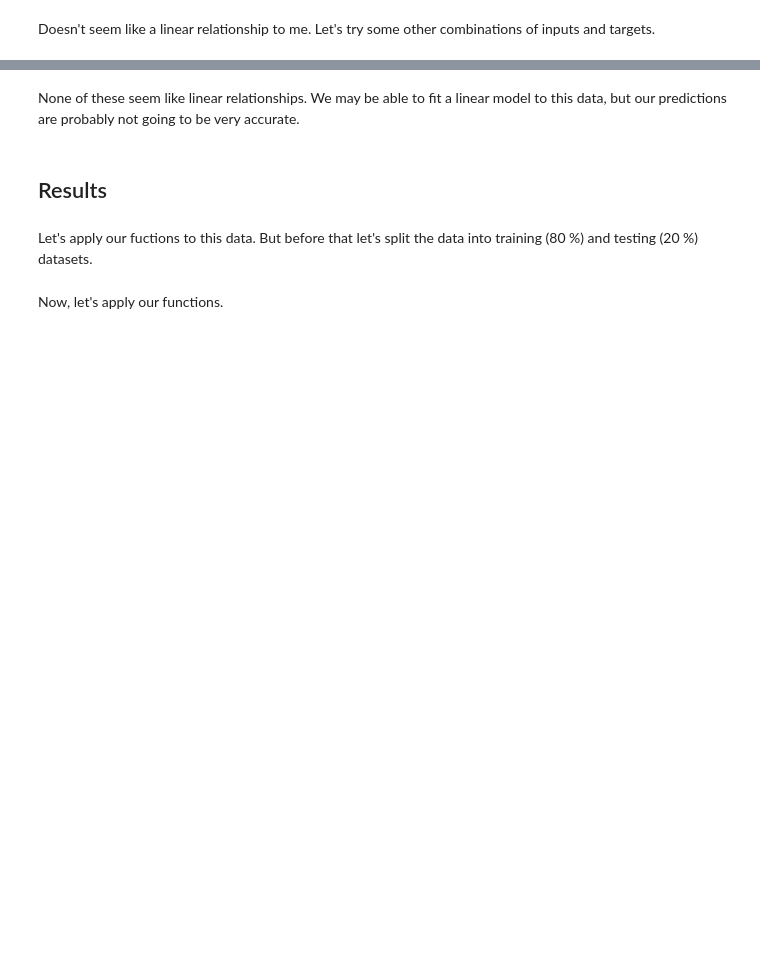
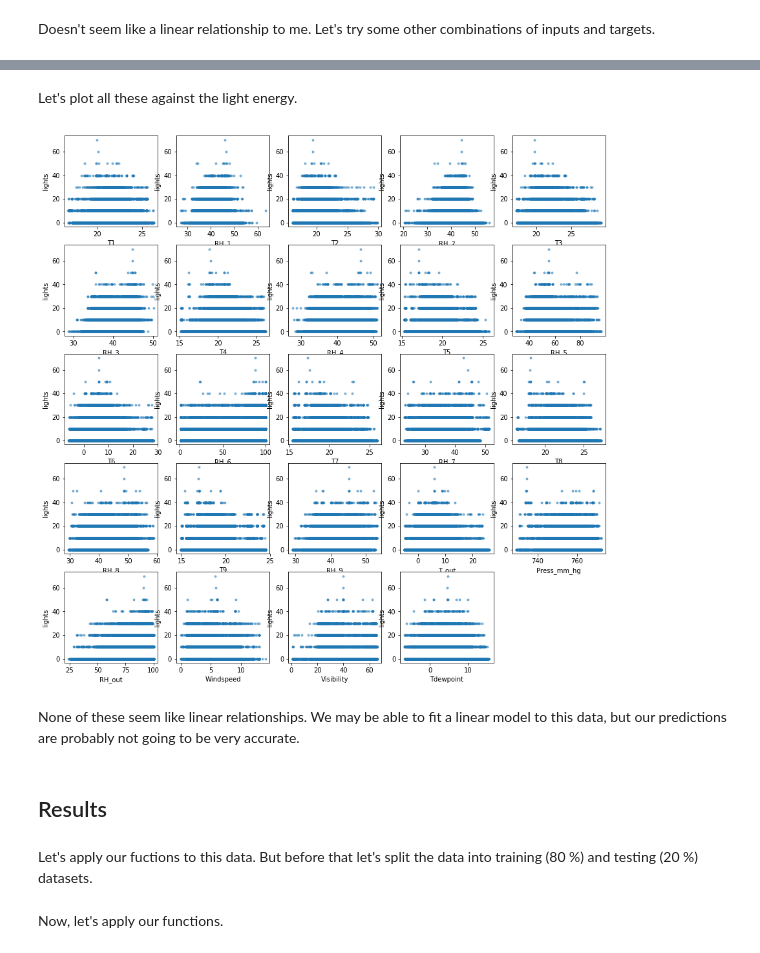
Before and after one commit to vignesh9025/test_repo, a Jupyter notebook: A1 Linear Regression.ipynb, the cells around one changed output, grey strips where cells are left out. Cells and saved outputs as stored; diff of their text form; code cells hidden in the pictures; blank space fills up the shorter version.

```diff
--- a/A1 Linear Regression.ipynb
+++ b/A1 Linear Regression.ipynb
@@ -300,3 +304,14 @@ for c in range(Xenergy.shape[1]):
+# %% [markdown]
+Let's plot all these against the light energy.
+# %%
+plt.figure(figsize=(15, 15))
+for c in range(Xenergy.shape[1]):
+    plt.subplot(5,5, c+1)
+    plt.plot(Xenergy[:, c], Tenergy[:, 1], '.', alpha=0.5)
+    plt.ylabel(Tlabels[1])
+    plt.xlabel(Xlabels[c])
+# %% [output]
+[figure, added]
 # %% [markdown]
 None of these seem like linear relationships. We may be able to fit a linear model to this data, but our predictions are probably not going to be very accurate.
 # %% [markdown]
```
Also changed, not shown: parts of 42 cells of this notebook.
